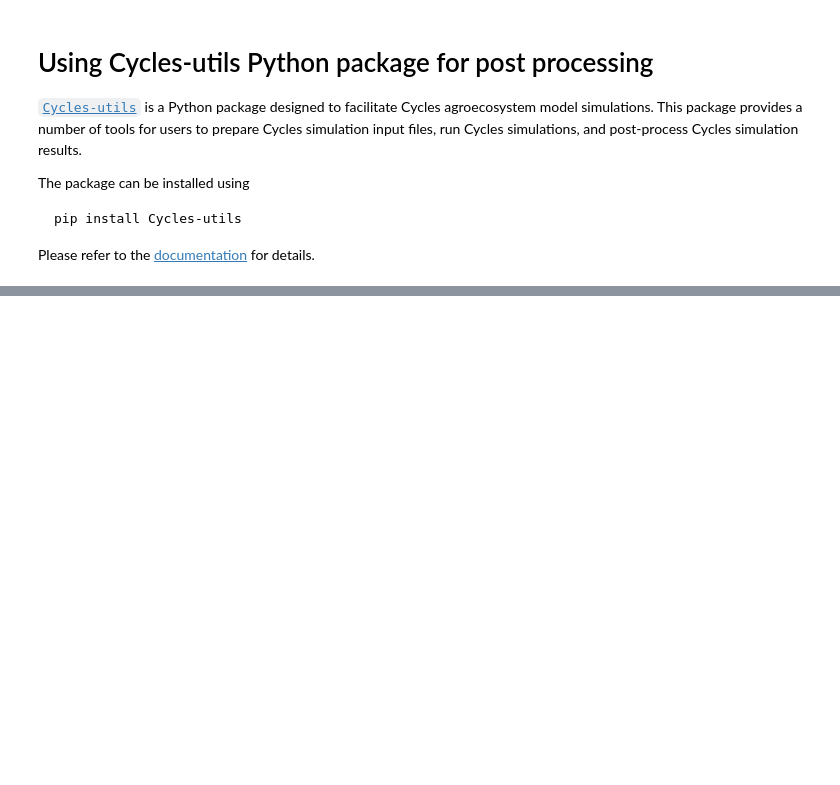
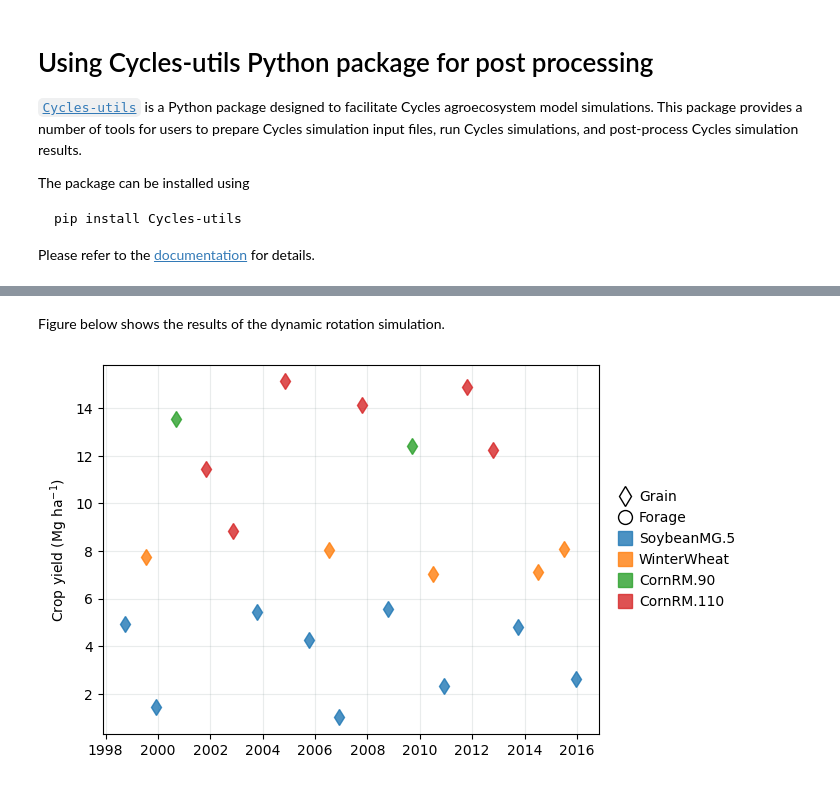
Before and after one commit to PSUmodeling/Cycles, a Jupyter notebook: cycles-utils.ipynb, the cells around one changed output, grey strips where cells are left out. Cells and saved outputs as stored; diff of their text form; code cells hidden in the pictures; blank space fills up the shorter version.

```diff
--- a/cycles-utils.ipynb
+++ b/cycles-utils.ipynb
@@ -64,6 +88,0 @@ harvest_df.head()
-# %%
-import matplotlib.pyplot as plt
-from cycles import plot_yield
-
-plt.rcParams.update({'font.size': 16})
-plot_yield(harvest_df)
@@ -71,0 +267,7 @@ plot_yield(harvest_df)
+# %% [markdown]
+Figure below shows the results of the dynamic rotation simulation.
+# %%
+cycles = Cycles(CYCLES_PATH, 'dynamic_test')
+cycles.plot_yield();
+# %% [output]
+[figure, added]
```
Also changed, not shown: parts of 36 cells of this notebook.
